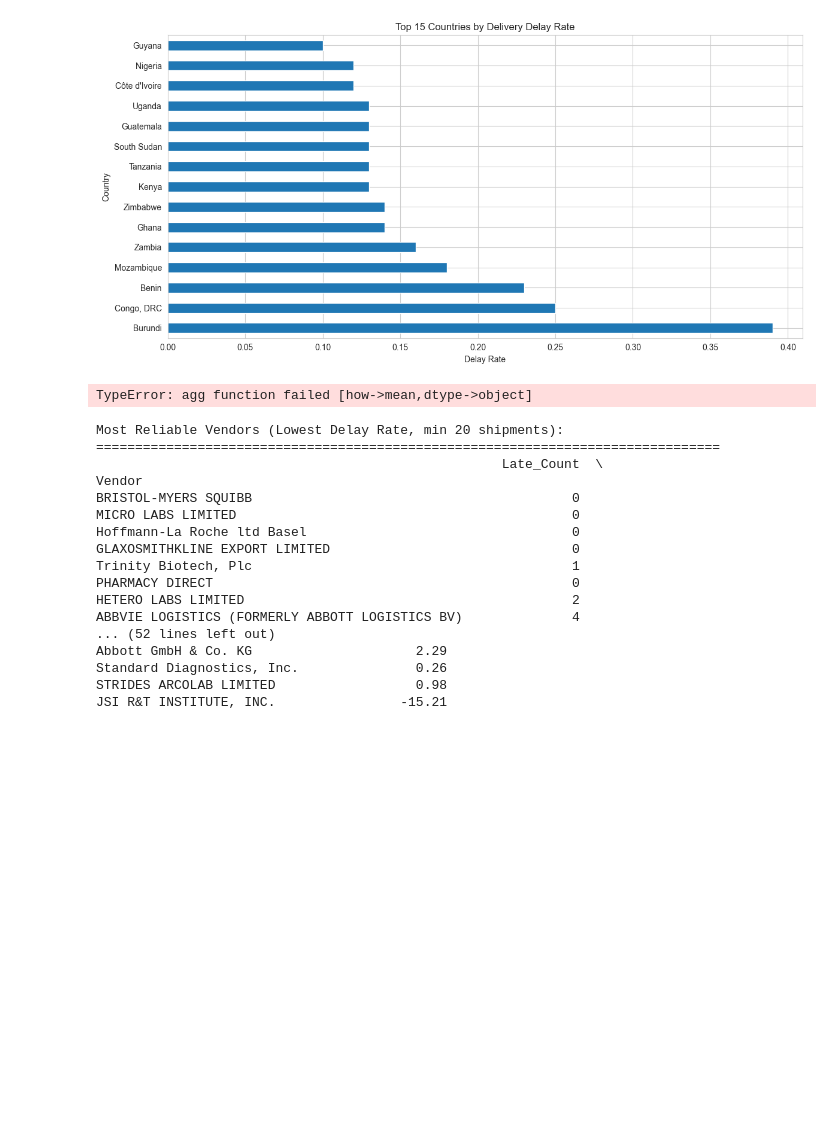
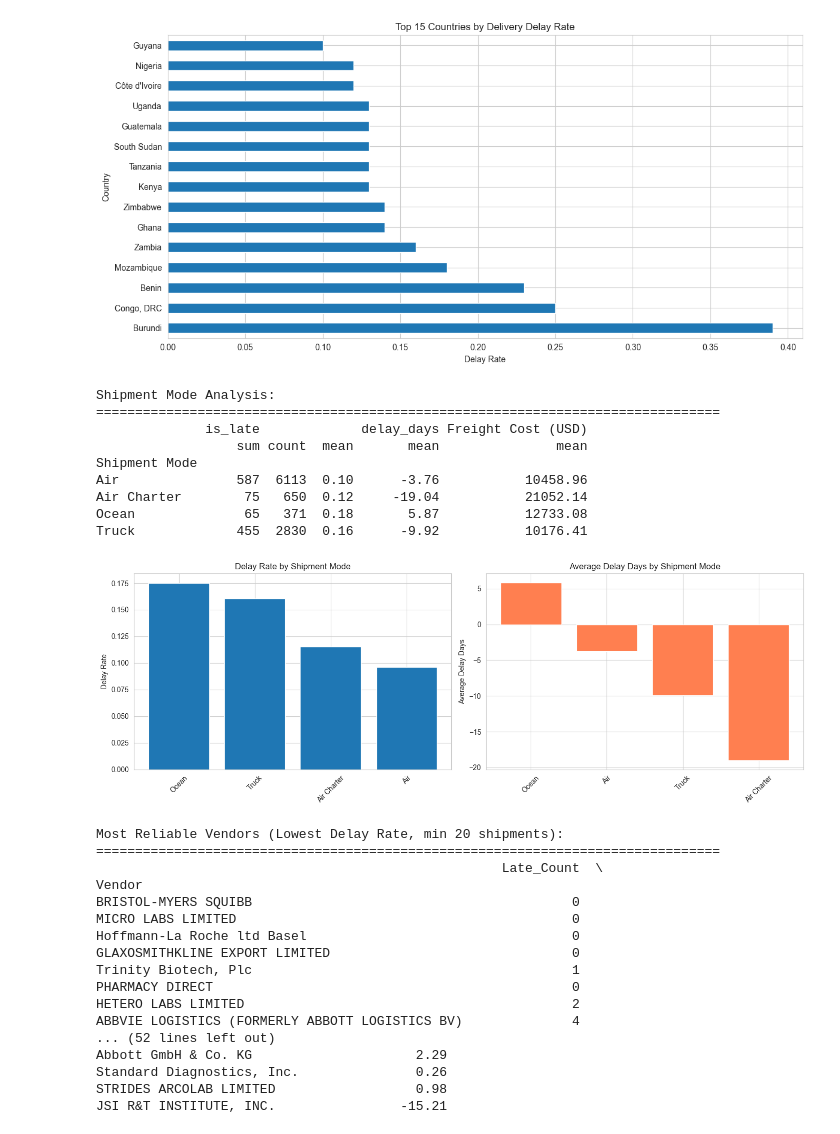
Before and after one commit to dizzyvizzy30/Supply-chain-ML-Project, a Jupyter notebook: notebooks/01_eda_and_data_quality.ipynb, the cells around one changed output. Drawn from its saved outputs; the diff is of its cells as text; code cells hidden in the pictures; blank space fills up the shorter version.

```diff
--- a/notebooks/01_eda_and_data_quality.ipynb
+++ b/notebooks/01_eda_and_data_quality.ipynb
@@ -505,37 +553,50 @@ Guyana                 24              237        0.10          -17.82
 # %%
 # Question 2: Which shipment modes are riskiest?
 if 'Shipment Mode' in df.columns:
+    # Ensure 'Freight Cost (USD)' is numeric before aggregation
+    if 'Freight Cost (USD)' in df.columns:
+        df['Freight Cost (USD)'] = pd.to_numeric(df['Freight Cost (USD)'], errors='coerce')
+
     mode_analysis = df.groupby('Shipment Mode').agg({
         'is_late': ['sum', 'count', 'mean'],
         'delay_days': 'mean',
         'Freight Cost (USD)': 'mean' if 'Freight Cost (USD)' in df.columns else 'count'
     }).round(2)
 
     print("\nShipment Mode Analysis:")
     print("="*80)
     print(mode_analysis)
 
     # Visualize
     fig, axes = plt.subplots(1, 2, figsize=(14, 5))
 
     # Delay rate by mode
     mode_delay_rate = df.groupby('Shipment Mode')['is_late'].mean().sort_values(ascending=False)
     axes[0].bar(mode_delay_rate.index, mode_delay_rate.values)
     axes[0].set_title('Delay Rate by Shipment Mode')
     axes[0].set_ylabel('Delay Rate')
     axes[0].tick_params(axis='x', rotation=45)
 
     # Average delay days by mode
     mode_avg_delay = df.groupby('Shipment Mode')['delay_days'].mean().sort_values(ascending=False)
     axes[1].bar(mode_avg_delay.index, mode_avg_delay.values, color='coral')
     axes[1].set_title('Average Delay Days by Shipment Mode')
     axes[1].set_ylabel('Average Delay Days')
     axes[1].tick_params(axis='x', rotation=45)
 
     plt.tight_layout()
     plt.show()
 # %% [output]
-TypeError: agg function failed [how->mean,dtype->object]
+Shipment Mode Analysis:
+================================================================================
+              is_late             delay_days Freight Cost (USD)
+                  sum count  mean       mean               mean
+Shipment Mode
+Air               587  6113  0.10      -3.76           10458.96
+Air Charter        75   650  0.12     -19.04           21052.14
+Ocean              65   371  0.18       5.87           12733.08
+Truck             455  2830  0.16      -9.92           10176.41
+[figure, added]
 # %%
 # Question 3: Which vendors are most/least reliable?
 if 'Vendor' in df.columns:
```
Also changed, not shown: parts of 14 cells of this notebook, 7 other files.
